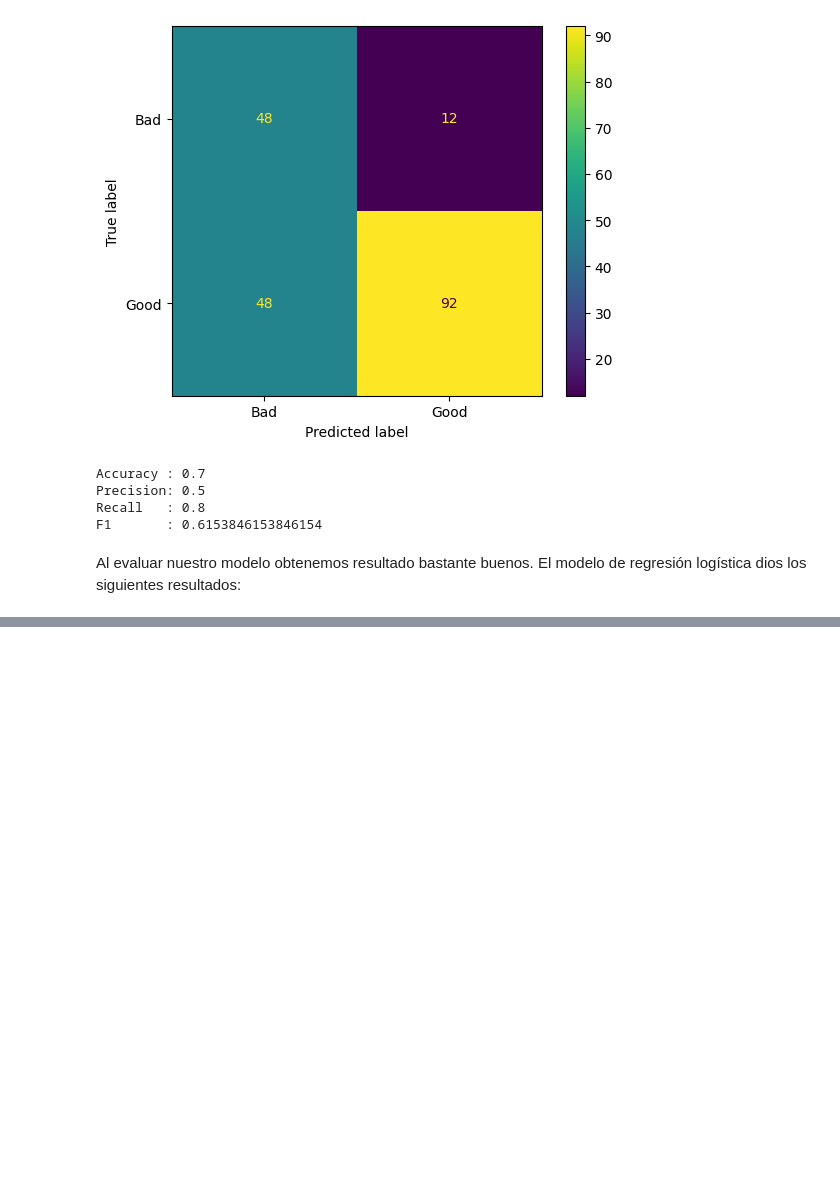
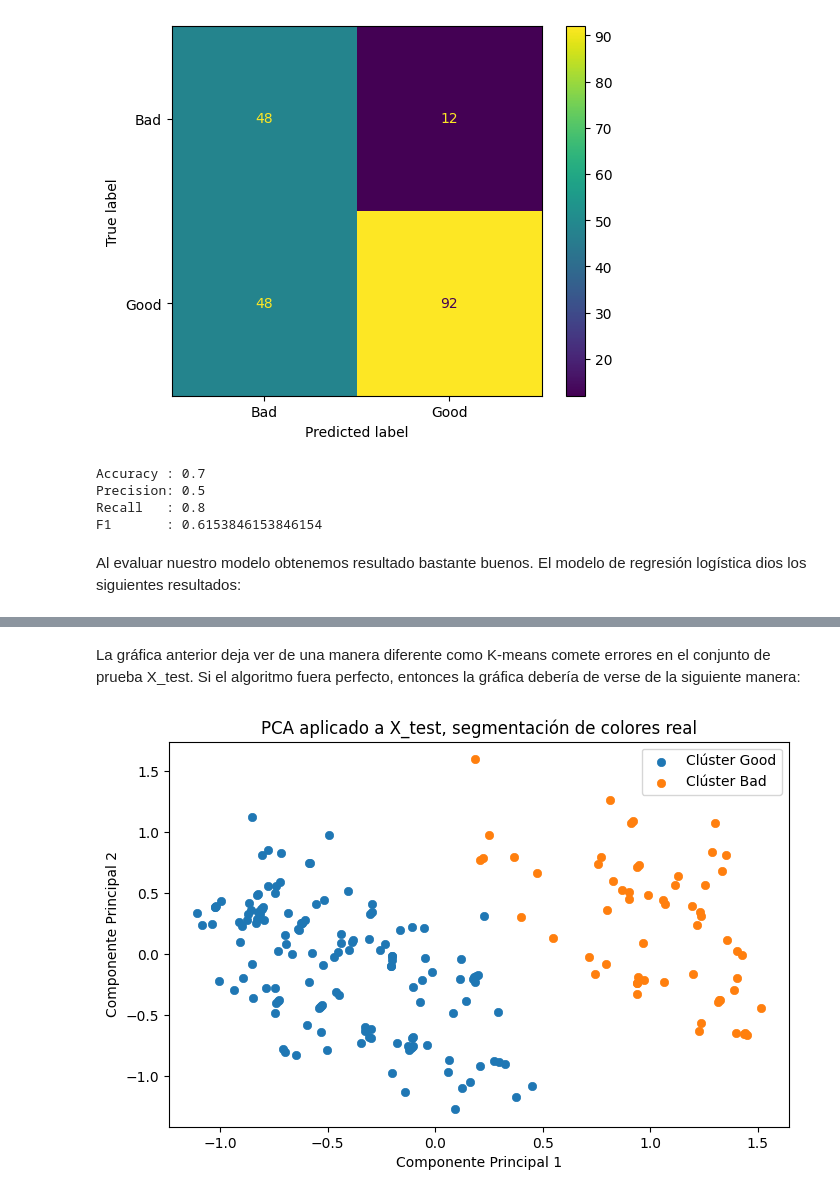
Before and after one commit to Crescencio1/Credit_Risk_Analysis, a Jupyter notebook: CreditRiskAnalysis-K-Means.ipynb, the cells around one changed output, grey strips where cells are left out. Cells and saved outputs as stored; diff of their text form; code cells hidden in the pictures; blank space fills up the shorter version.

```diff
--- a/CreditRiskAnalysis-K-Means.ipynb
+++ b/CreditRiskAnalysis-K-Means.ipynb
@@ -447,0 +449,25 @@ plt.show()
+# %% [markdown]
+La gráfica anterior deja ver de una manera diferente como K-means comete errores en el conjunto de prueba X_test. Si el algoritmo fuera perfecto, entonces la gráfica debería de verse de la siguiente manera:
+# %%
+# Graficar cada cluster
+plt.figure(figsize=(8, 5))
+categorias = ["Good","Bad"]
+
+for cluster in [0,1]:
+    mask = X_test["cat__Risk_Bad"] == cluster
+
+    plt.scatter(
+        X_pca[mask, 0],
+        X_pca[mask, 1],
+        label=f"Clúster {categorias[cluster]}",
+        linewidth=0.5
+    )
+
+plt.xlabel("Componente Principal 1")
+plt.ylabel("Componente Principal 2")
+plt.title("PCA aplicado a X_test, segmentación de colores real")
+plt.legend()
+
+plt.show()
+# %% [output]
+[figure, added]
```
Also changed, not shown: parts of 13 cells of this notebook.
